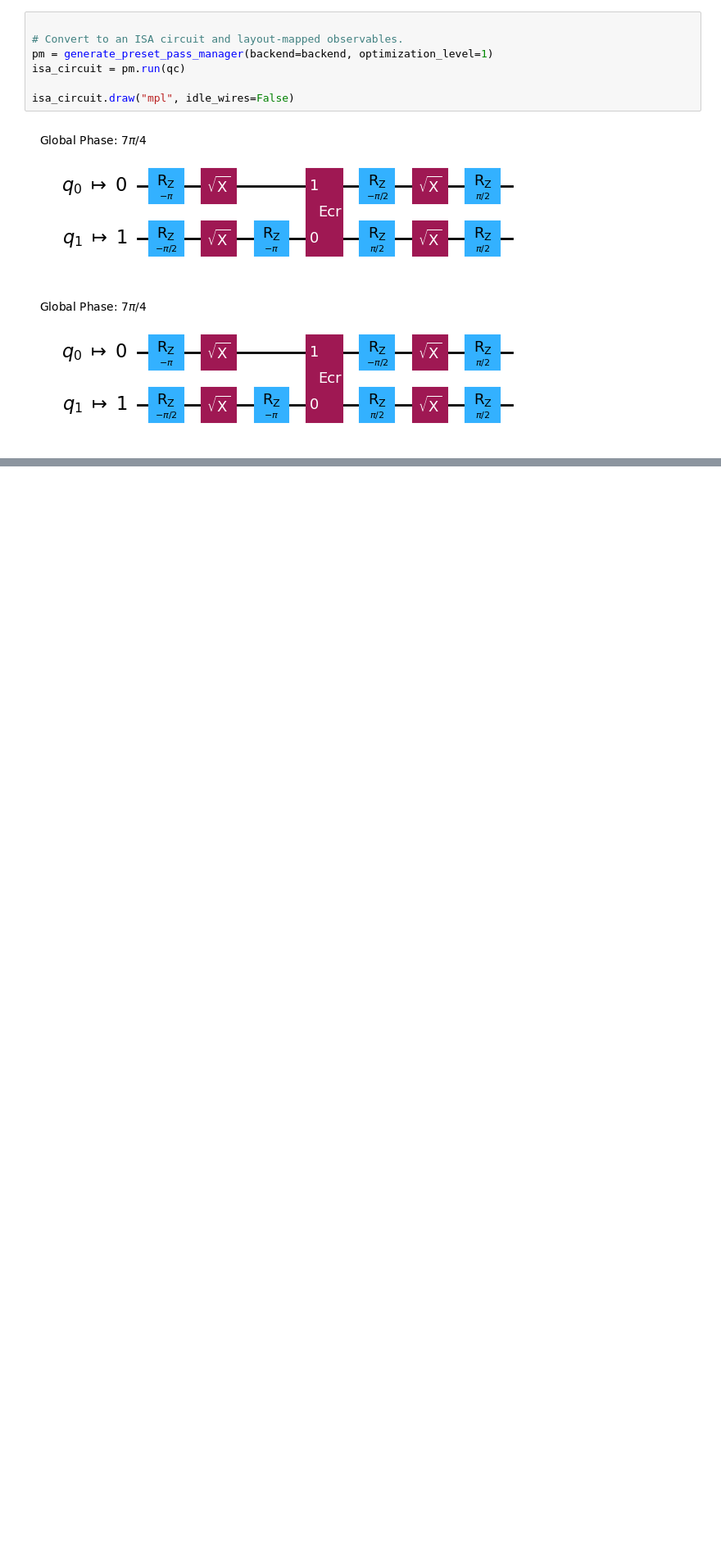
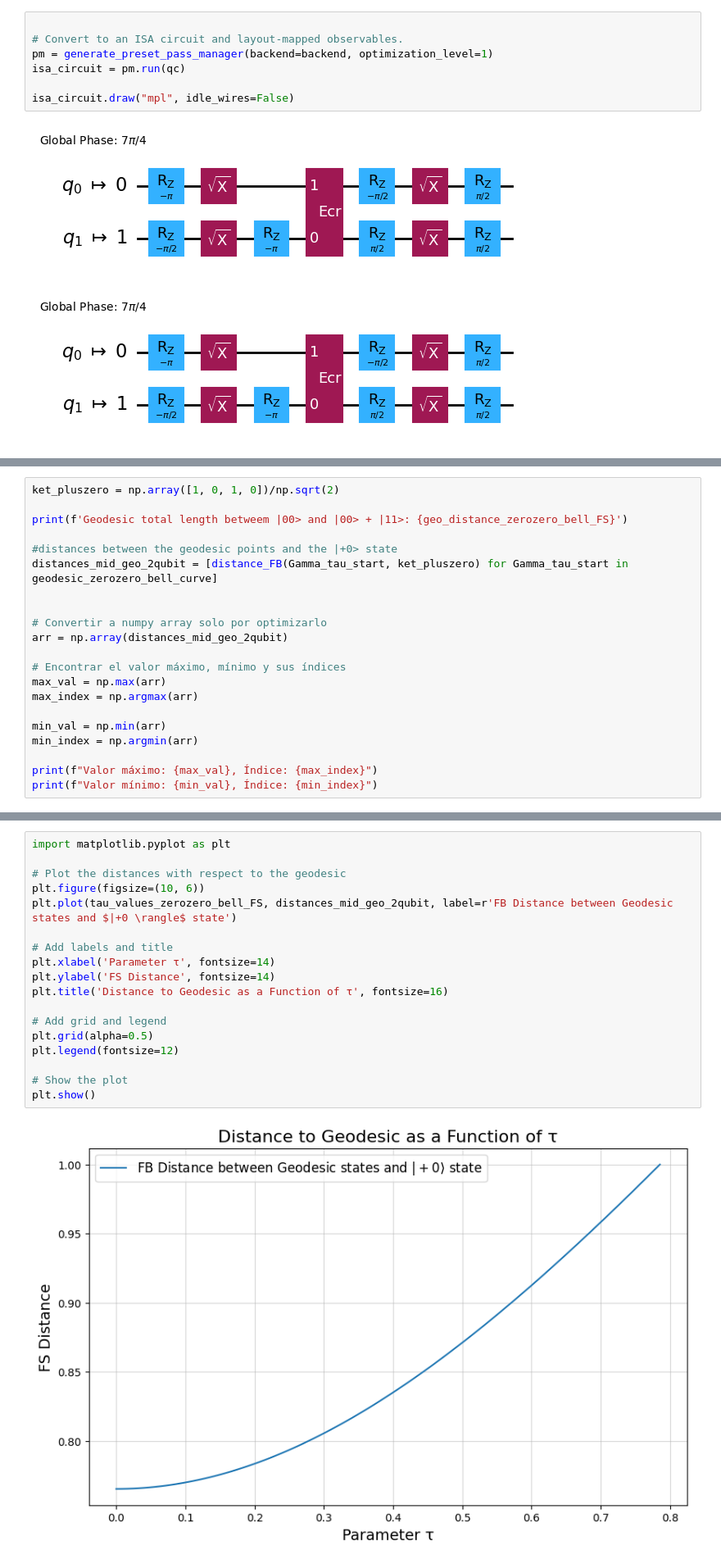
Before and after one commit to jervaal/Geodesics, a Jupyter notebook: geodesic_calculations.ipynb, the cells around one changed output, grey strips where cells are left out. Shown at 82% size. Drawn from its saved outputs; the diff is of its cells as text; blank space fills up the shorter version.

```diff
--- a/geodesic_calculations.ipynb
+++ b/geodesic_calculations.ipynb
@@ -888,0 +1086,21 @@ for element in isa_circuit.data:
+# %%
+ket_pluszero = np.array([1, 0, 1, 0])/np.sqrt(2)
+
+print(f'Geodesic total length betweem |00> and |00> + |11>: {geo_distance_zerozero_bell_FS}')
+
+#distances between the geodesic points and the |+0> state
+distances_mid_geo_2qubit = [distance_FB(Gamma_tau_start, ket_pluszero) for Gamma_tau_start in geodesic_zerozero_bell_curve]
+
+
+# Convertir a numpy array solo por optimizarlo
+arr = np.array(distances_mid_geo_2qubit)
+
+# Encontrar el valor máximo, mínimo y sus índices
+max_val = np.max(arr)
+max_index = np.argmax(arr)
+
+min_val = np.min(arr)
+min_index = np.argmin(arr)
+
+print(f"Valor máximo: {max_val}, Índice: {max_index}")
+print(f"Valor mínimo: {min_val}, Índice: {min_index}")
@@ -888,0 +1111,20 @@ for element in isa_circuit.data:
+# %%
+import matplotlib.pyplot as plt
+
+# Plot the distances with respect to the geodesic
+plt.figure(figsize=(10, 6))
+plt.plot(tau_values_zerozero_bell_FS, distances_mid_geo_2qubit, label=r'FB Distance between Geodesic states and $|+0 \rangle$ state')
+
+# Add labels and title
+plt.xlabel('Parameter τ', fontsize=14)
+plt.ylabel('FS Distance', fontsize=14)
+plt.title('Distance to Geodesic as a Function of τ', fontsize=16)
+
+# Add grid and legend
+plt.grid(alpha=0.5)
+plt.legend(fontsize=12)
+
+# Show the plot
+plt.show()
+# %% [output]
+[figure, added]
```
Also changed, not shown: parts of 18 cells of this notebook.
